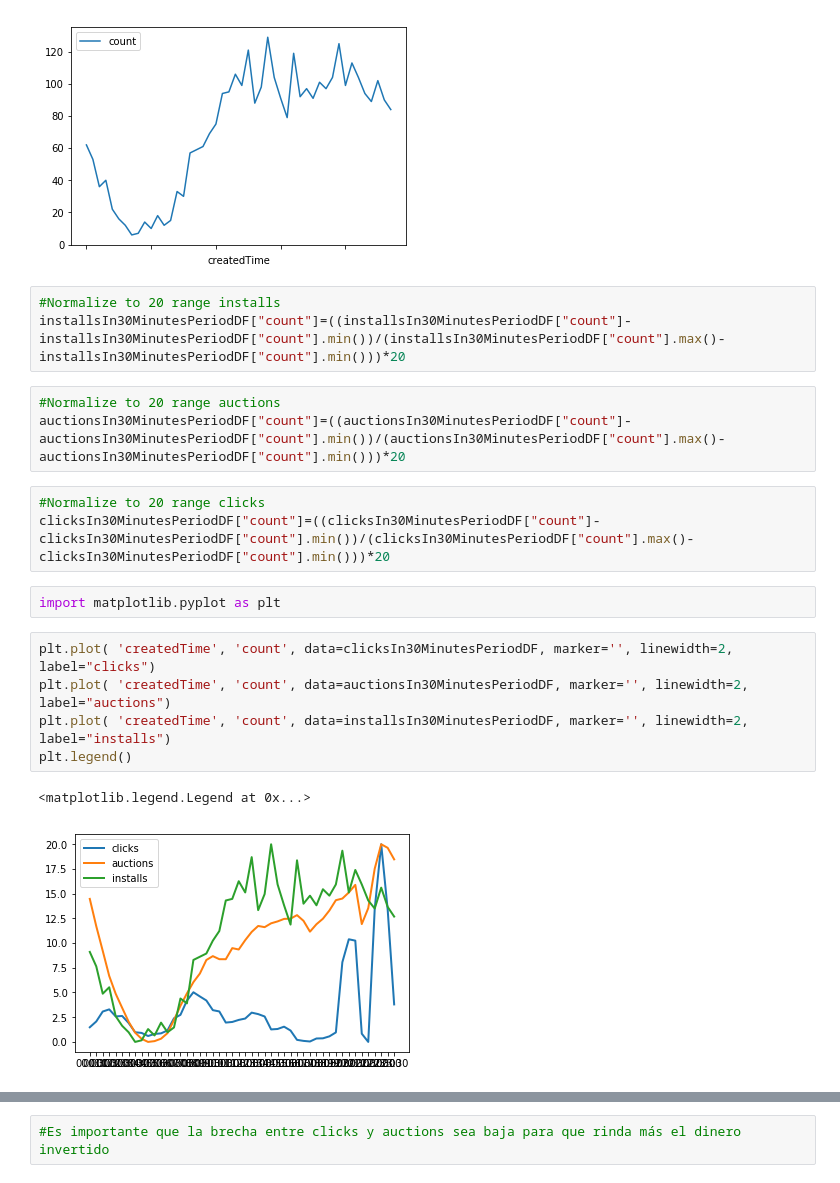
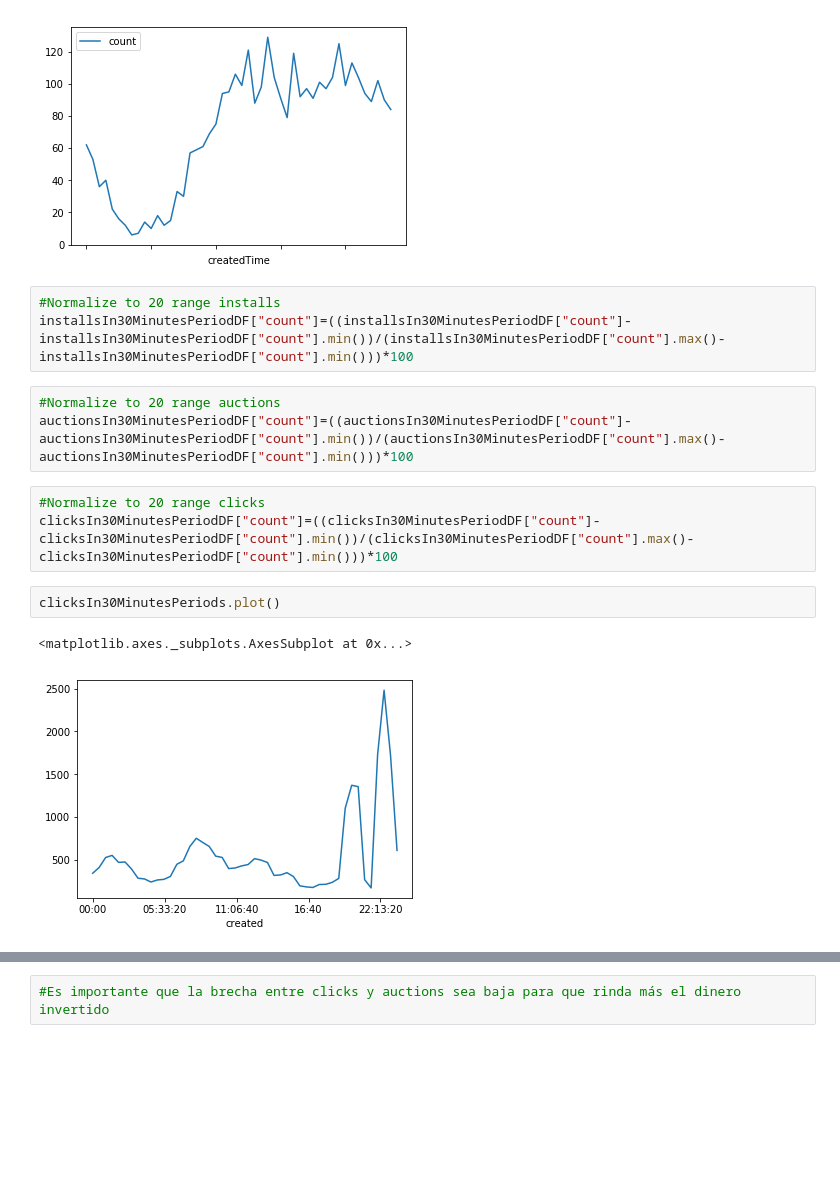
Before and after one commit to MartinRosasSommer/Datos2019, a Jupyter notebook: analisis-LucasOtero.ipynb, the cells around one changed output, grey strips where cells are left out. Saved outputs shown, nothing was run; the diff lists cells and outputs as text; blank space fills up the shorter version.

Commit message:
Separated last graph
Signed-off-by: otlucas <lucas.otero@despegar.com>

```diff
--- a/analisis-LucasOtero.ipynb
+++ b/analisis-LucasOtero.ipynb
@@ -141,20 +141,15 @@ installsIn30MinutesPeriodDF.plot.line(x='createdTime', y='count', rot=90)
 [figure]
 # %%
 #Normalize to 20 range installs
-installsIn30MinutesPeriodDF["count"]=((installsIn30MinutesPeriodDF["count"]-installsIn30MinutesPeriodDF["count"].min())/(installsIn30MinutesPeriodDF["count"].max()-installsIn30MinutesPeriodDF["count"].min()))*20
+installsIn30MinutesPeriodDF["count"]=((installsIn30MinutesPeriodDF["count"]-installsIn30MinutesPeriodDF["count"].min())/(installsIn30MinutesPeriodDF["count"].max()-installsIn30MinutesPeriodDF["count"].min()))*100
 # %%
 #Normalize to 20 range auctions
-auctionsIn30MinutesPeriodDF["count"]=((auctionsIn30MinutesPeriodDF["count"]-auctionsIn30MinutesPeriodDF["count"].min())/(auctionsIn30MinutesPeriodDF["count"].max()-auctionsIn30MinutesPeriodDF["count"].min()))*20
+auctionsIn30MinutesPeriodDF["count"]=((auctionsIn30MinutesPeriodDF["count"]-auctionsIn30MinutesPeriodDF["count"].min())/(auctionsIn30MinutesPeriodDF["count"].max()-auctionsIn30MinutesPeriodDF["count"].min()))*100
 # %%
 #Normalize to 20 range clicks
-clicksIn30MinutesPeriodDF["count"]=((clicksIn30MinutesPeriodDF["count"]-clicksIn30MinutesPeriodDF["count"].min())/(clicksIn30MinutesPeriodDF["count"].max()-clicksIn30MinutesPeriodDF["count"].min()))*20
+clicksIn30MinutesPeriodDF["count"]=((clicksIn30MinutesPeriodDF["count"]-clicksIn30MinutesPeriodDF["count"].min())/(clicksIn30MinutesPeriodDF["count"].max()-clicksIn30MinutesPeriodDF["count"].min()))*100
-# %%
-import matplotlib.pyplot as plt
-# %%
-plt.plot( 'createdTime', 'count', data=clicksIn30MinutesPeriodDF, marker='', linewidth=2, label="clicks")
-plt.plot( 'createdTime', 'count', data=auctionsIn30MinutesPeriodDF, marker='', linewidth=2, label="auctions")
-plt.plot( 'createdTime', 'count', data=installsIn30MinutesPeriodDF, marker='', linewidth=2, label="installs")
-plt.legend()
-# %% [output]
-<matplotlib.legend.Legend at 0x...>
-[figure, removed]
+# %%
+clicksIn30MinutesPeriods.plot()
+# %% [output]
+<matplotlib.axes._subplots.AxesSubplot at 0x...>
+[figure, added]
```
Also changed, not shown: parts of 2 cells of this notebook.
